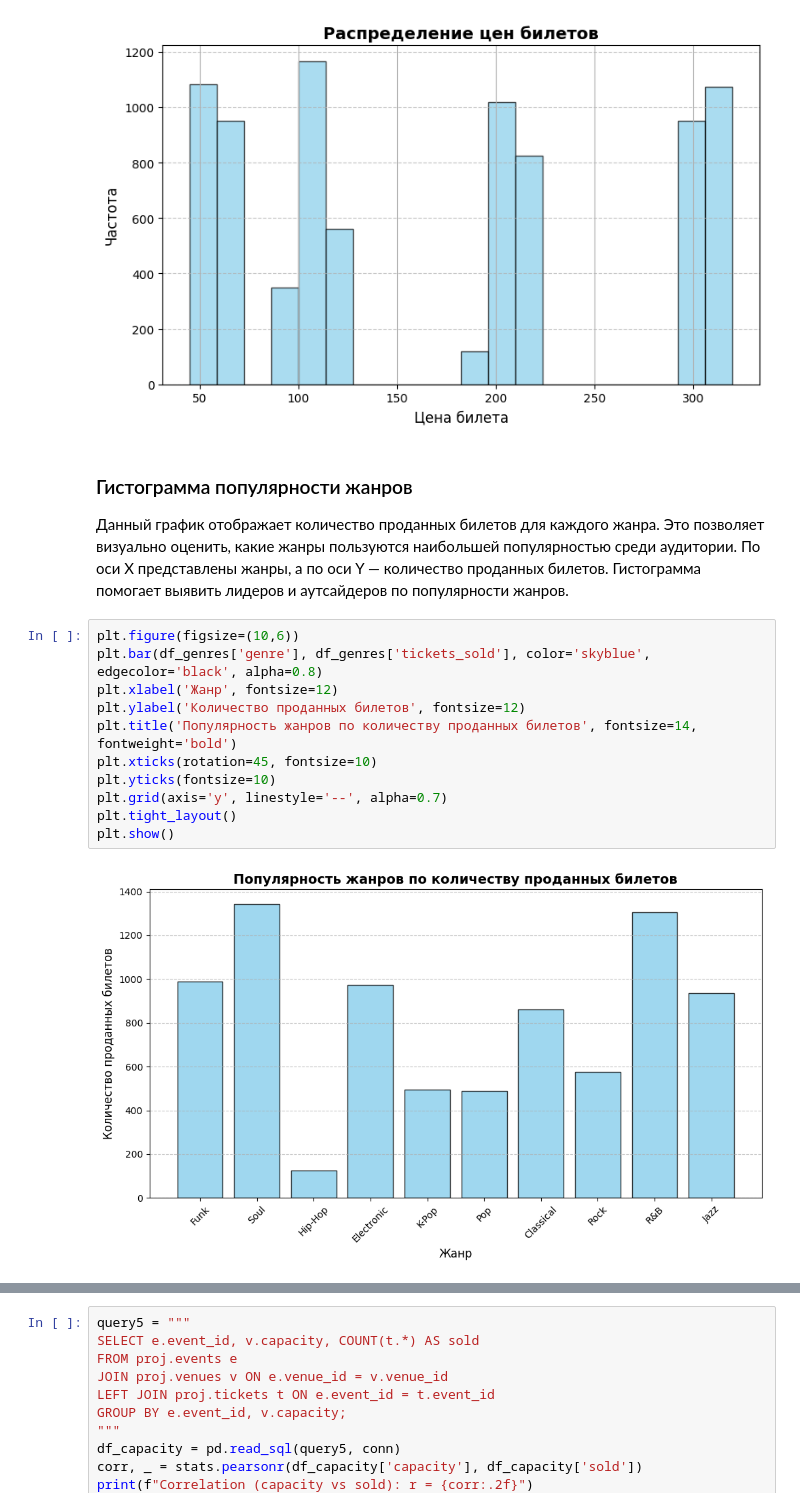
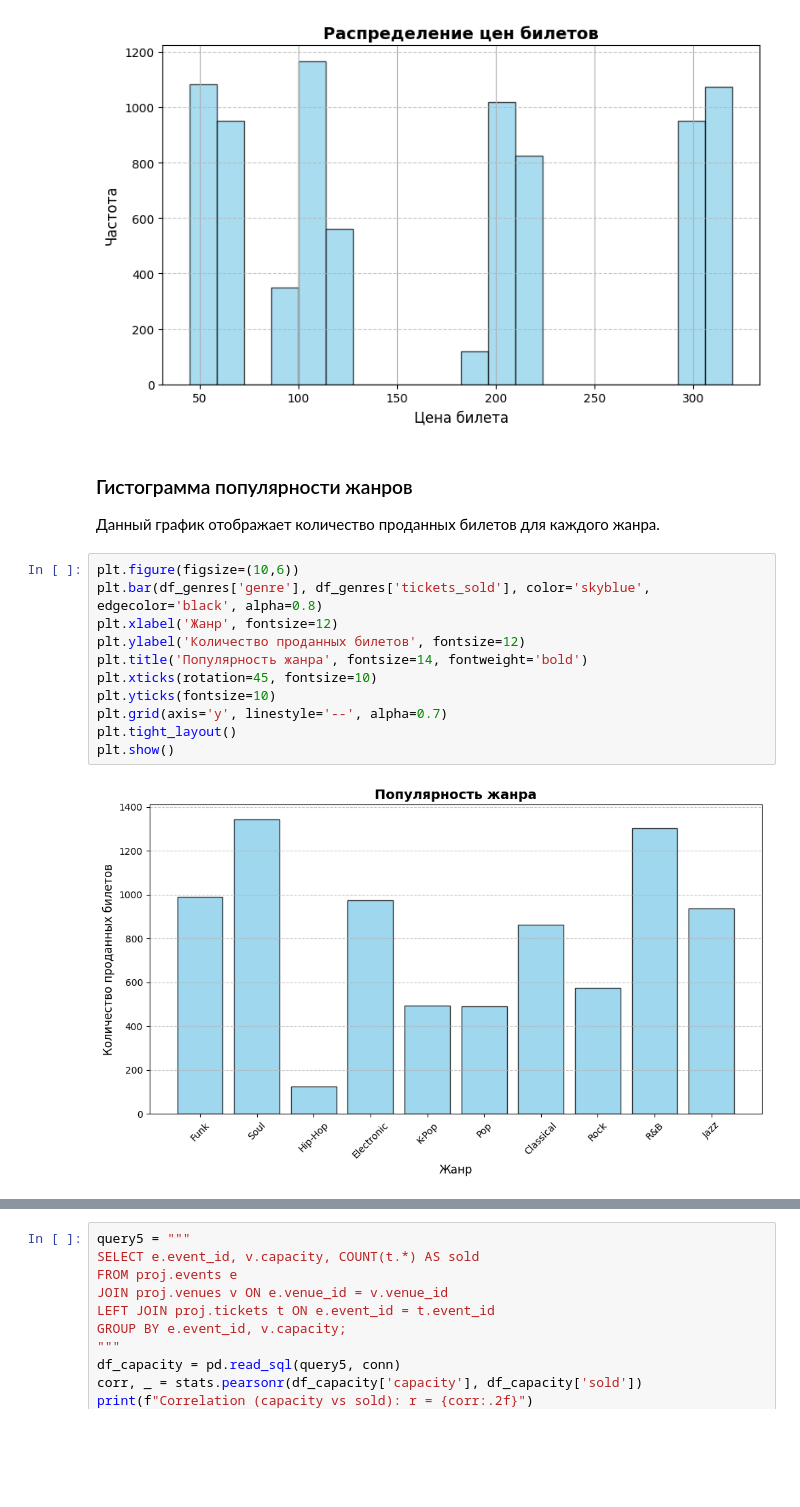
Before and after one commit to tufyaa/db_project, a Jupyter notebook: scripts/analysis.ipynb, the cells around one changed output, grey strips where cells are left out. Drawn from its saved outputs; the diff is of its cells as text; blank space fills up the shorter version.

```diff
--- a/scripts/analysis.ipynb
+++ b/scripts/analysis.ipynb
@@ -84,20 +78,20 @@ plt.show()
 # %% [markdown]
 ### Гистограмма популярности жанров
 
-Данный график отображает количество проданных билетов для каждого жанра. Это позволяет визуально оценить, какие жанры пользуются наибольшей популярностью среди аудитории. По оси X представлены жанры, а по оси Y — количество проданных билетов. Гистограмма помогает выявить лидеров и аутсайдеров по популярности жанров.
+Данный график отображает количество проданных билетов для каждого жанра.
 # %%
 plt.figure(figsize=(10,6))
 plt.bar(df_genres['genre'], df_genres['tickets_sold'], color='skyblue', edgecolor='black', alpha=0.8)
 plt.xlabel('Жанр', fontsize=12)
 plt.ylabel('Количество проданных билетов', fontsize=12)
-plt.title('Популярность жанров по количеству проданных билетов', fontsize=14, fontweight='bold')
+plt.title('Популярность жанра', fontsize=14, fontweight='bold')
 plt.xticks(rotation=45, fontsize=10)
 plt.yticks(fontsize=10)
 plt.grid(axis='y', linestyle='--', alpha=0.7)
 plt.tight_layout()
 plt.show()
 # %% [output]
-[figure, old version]
+[figure, new version]
 # %% [markdown]
 ### Проверка гипотезы о средней цене билетов
 
```
Also changed, not shown: parts of 6 cells of this notebook, 8 other files.
